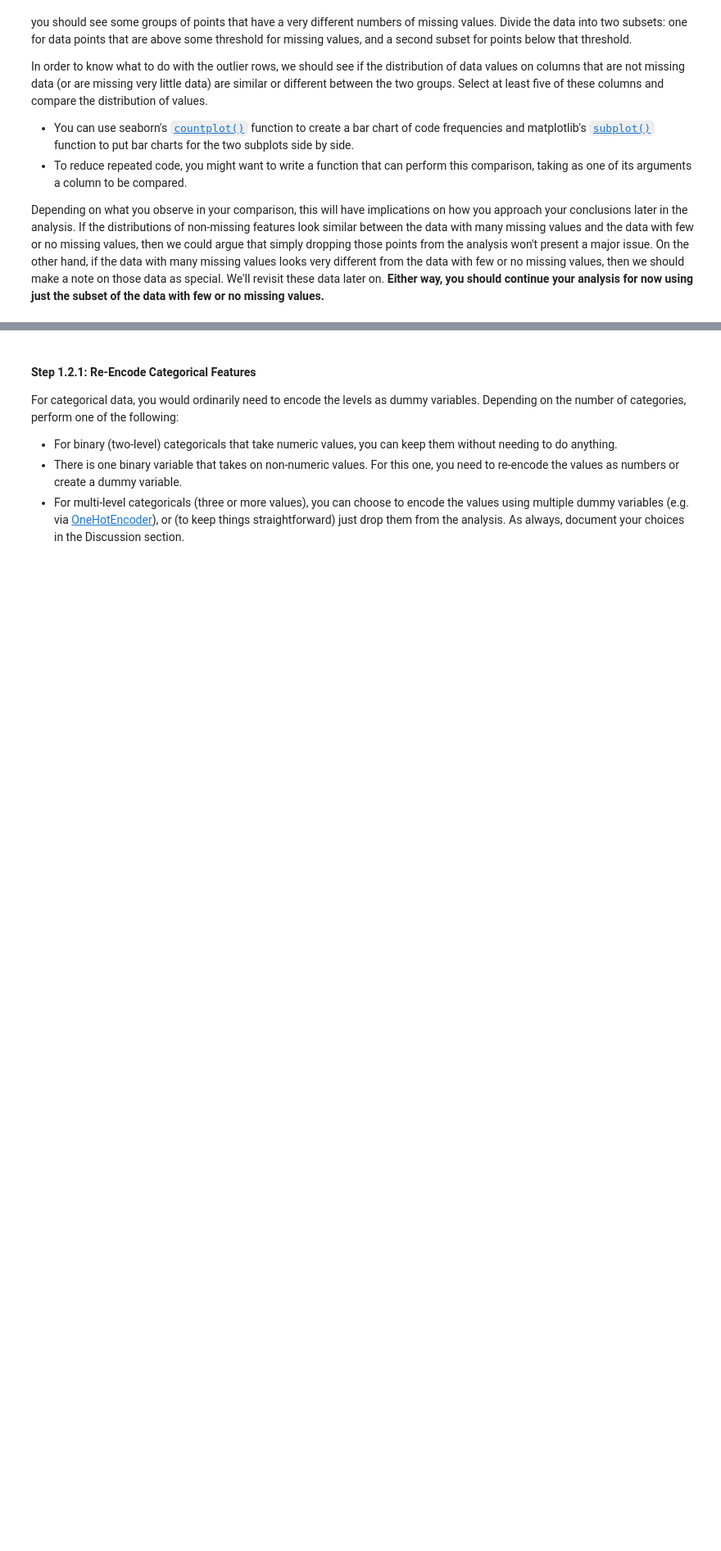
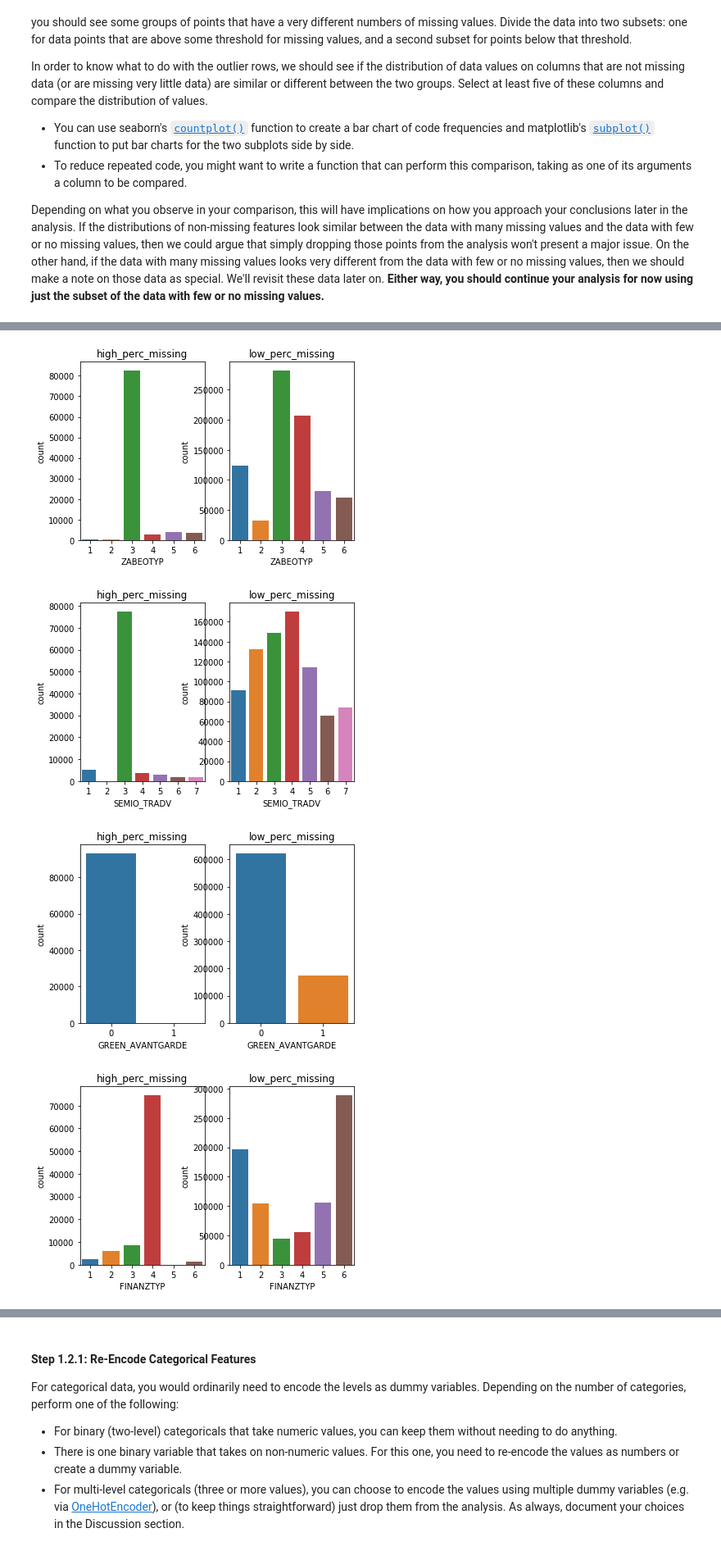
Before and after one commit to iDataist/Create-Customer-Segments, a Jupyter notebook: Identify_Customer_Segments.ipynb, the cells around one changed output, grey strips where cells are left out. Shown: that part at 82% size. Drawn from its saved outputs; the diff is of its cells as text; code cells hidden in the pictures; blank space fills up the shorter version.

```diff
--- a/Identify_Customer_Segments.ipynb
+++ b/Identify_Customer_Segments.ipynb
@@ -89,3 +168,6 @@ Depending on what you observe in your comparison, this will have implications on
 # %%
 # Write code to divide the data into two subsets based on the number of missing
 # values in each row.
+
+high_perc_missing = perc_missing[perc_missing > 0.35].index
+low_perc_missing = perc_missing[perc_missing <= 0.35].index
@@ -92,3 +178,6 @@ Depending on what you observe in your comparison, this will have implications on
 # %%
 # Compare the distribution of values for at least five columns where there are
 # no or few missing values, between the two subsets.
+
+high_perc_missing = azdias.iloc[high_perc_missing]
+low_perc_missing = azdias.iloc[low_perc_missing]
@@ -94,0 +196,20 @@ Depending on what you observe in your comparison, this will have implications on
+# %%
+columns_low_perc_missing = ['ZABEOTYP', 'SEMIO_TRADV', 'GREEN_AVANTGARDE', 'FINANZTYP', 'ANREDE_KZ', 'ALTERSKATEGORIE_GROB', 'ONLINE_AFFINITAET', 'RETOURTYP_BK_S',
+       'CJT_GESAMTTYP', 'GFK_URLAUBERTYP', 'LP_STATUS_GROB']
+# %%
+def plot_dist(c):
+    plt.subplot(121)
+    sns.countplot(high_perc_missing[c])
+    plt.title('high_perc_missing')
+    plt.subplot(122)
+    sns.countplot(low_perc_missing[c])
+    plt.title('low_perc_missing')
+    plt.show()
+# %%
+for c in columns_low_perc_missing:
+    plot_dist(c)
+# %% [output]
+[figure, added]
+[figure, added]
+[figure, added]
+[figure, added]
```
Also changed, not shown: parts of 80 cells of this notebook.
